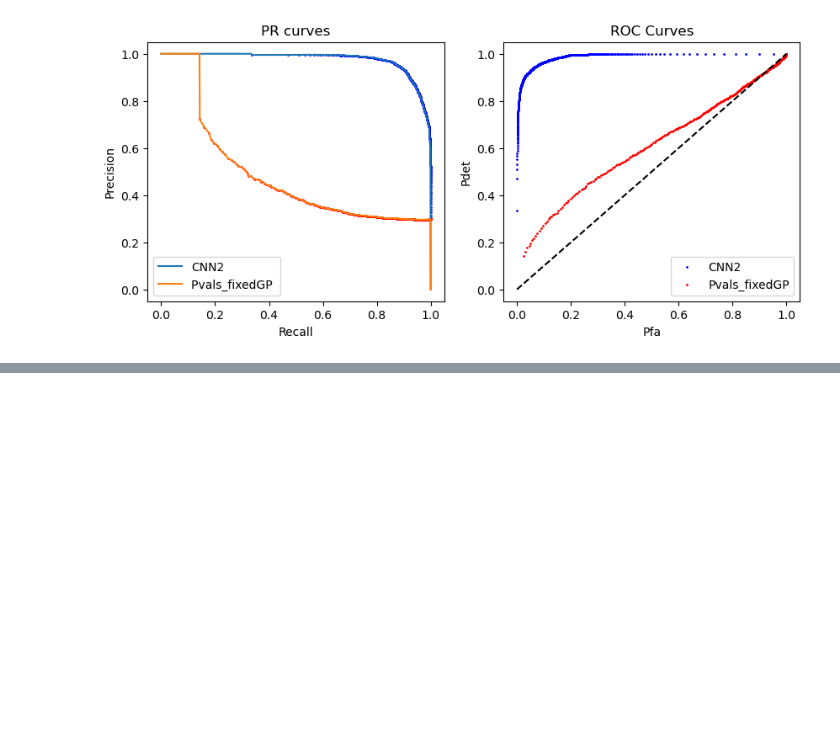
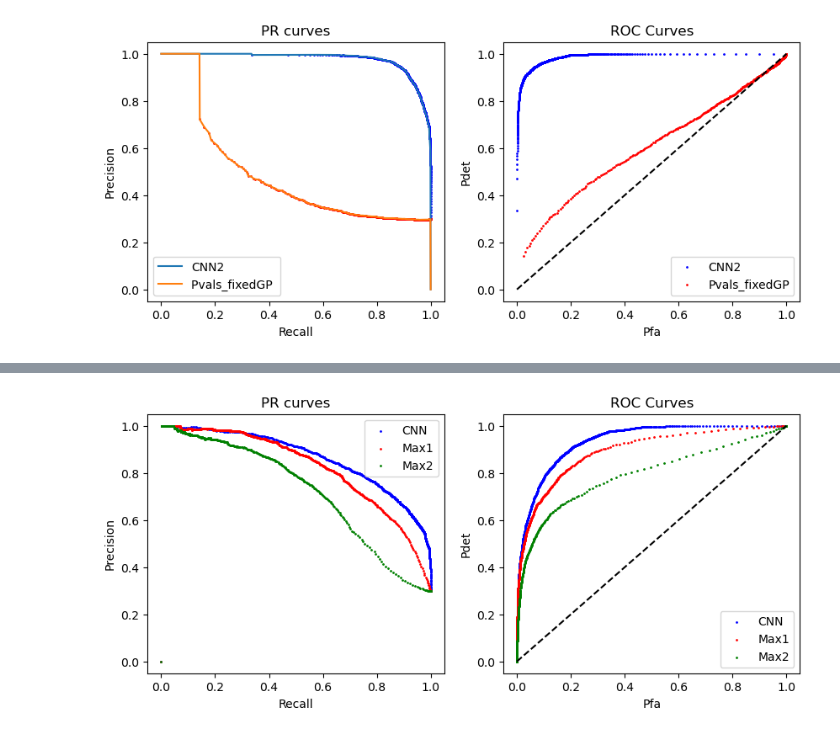
Before and after one commit to hugokerino/Stage_R-V, a Jupyter notebook: Notebook_CNN.ipynb, the cells around one changed output, grey strips where cells are left out. Saved outputs shown, nothing was run; the diff lists cells and outputs as text; code cells hidden in the pictures; blank space fills up the shorter version.

```diff
--- a/Notebook_CNN.ipynb
+++ b/Notebook_CNN.ipynb
@@ -1534,0 +1564,80 @@ AUC =  0.487
+# %%
+GLS = np.reshape(X1_test.numpy() , (10000,990))# / np.var(np.reshape(X12_test.numpy() , (10000,990)), axis=1)
+Maxs1 = np.max(GLS, axis = 1)
+
+GLS_normalized = np.reshape(X1_test.numpy() , (10000,990)) / dist_H0
+Maxs2 = np.max(GLS_normalized, axis = 1)
+# %%
+#Comparaison between cnn and max test normalized by h0 distribution on fixed GP parameters data
+N = 1000
+threshold_cnn = np.linspace(np.min(y_pred_cnn1),np.max(y_pred_cnn1),N)
+threshold_max1 = np.linspace(np.min(Maxs1),np.max(Maxs1),N)
+threshold_max2 = np.linspace(np.min(Maxs2),np.max(Maxs2),N)
+
+P1, R1 = np.zeros(N), np.zeros(N)
+Pdet1, Pfa1 = np.zeros(N), np.zeros(N)
+
+P2, R2 = np.zeros(N), np.zeros(N)
+Pdet2, Pfa2 = np.zeros(N), np.zeros(N)
+
+P3, R3 = np.zeros(N), np.zeros(N)
+Pdet3, Pfa3 = np.zeros(N), np.zeros(N)
+
+
+best_score_cnn2 = 0
+best_score_max1 = 0
+best_score_max2 = 0
+
+for i in range(N):
+    y_seuil = np.where(y_pred_cnn1 > threshold_cnn[i],1,0)
+    P1[i] ,R1[i],f,m = evaluate(y_seuil,label_test)
+    Pdet1[i], Pfa1[i] = m[1,1]/(m[1,1]+m[1,0]), m[0,1]/(m[0,0]+m[0,1])
+    if (f > best_score_cnn2) : best_score_cnn2, best_threshold_cnn2, best_m_cnn2 = f, threshold_cnn[i], m
+
+    y_seuil = np.where(Maxs1 > threshold_max1[i],1,0)
+    P2[i] ,R2[i],f,m = evaluate(y_seuil,label_test)
+    Pdet2[i], Pfa2[i] = m[1,1]/(m[1,1]+m[1,0]), m[0,1]/(m[0,0]+m[0,1])
+    if (f > best_score_max1 ): best_score_max1, best_threshold_max1, best_m_max1 = f, threshold_max1[i], m
+
+    y_seuil = np.where(Maxs2 > threshold_max2[i],1,0)
+    P3[i] ,R3[i],f,m = evaluate(y_seuil,label_test)
+    Pdet3[i], Pfa3[i] = m[1,1]/(m[1,1]+m[1,0]), m[0,1]/(m[0,0]+m[0,1])
+    if (f > best_score_max2 ): best_score_max2, best_threshold_max2, best_m_max2 = f, threshold_max2[i], m
+
+
+x_interp = np.linspace(0,1,N)
+f1 = interpolate.interp1d(R1, P1,bounds_error = False, fill_value = (1,0))
+f2 = interpolate.interp1d(R2, P2,bounds_error = False, fill_value = (1,0))
+f3 = interpolate.interp1d(R2, P2,bounds_error = False, fill_value = (1,0))
+
+auc1 = integrate.quad(f1, 0, 1)
+auc2 = integrate.quad(f2, 0, 1)
+auc3 = integrate.quad(f2, 0, 1)
+
+plt.figure()
+plt.figure(figsize=(10,4))
+plt.subplot(121)
+plt.title("PR curves")
+plt.scatter(R1,P1, s = 1, c ='b',label='CNN'),plt.legend()
+plt.scatter(R2,P2, s = 1, c ='r', label='Max1'),plt.legend()
+plt.scatter(R3,P3, s = 1, c ='g', label='Max2'),plt.legend()
+plt.xlabel("Recall")
+plt.ylabel("Precision")
+
+
+plt.subplot(122)
+plt.title("ROC Curves")
+plt.scatter(Pfa1, Pdet1, label='CNN', s=1, c='b'),plt.legend()
+plt.scatter(Pfa2, Pdet2, label='Max1', s=1, c='r'),plt.legend()
+plt.scatter(Pfa3, Pdet3, label='Max2', s=1, c='g'),plt.legend()
+plt.plot(x_interp,x_interp, '--', c='black')
+plt.xlabel("Pfa")
+plt.ylabel("Pdet")
+
+print("\nBest F-score achieve by CNN = ", round(best_score_cnn2,3), " with threshold = ",round(best_threshold_cnn2,3) )
+print("Confusion matrix : \n", best_m_cnn2)
+print("AUC = ", round(auc1[0],3))
+print("\nBest F-score achieve by Pvals_fixedGP = ", round(best_score_maxs,3), " with threshold = ",round(best_threshold_maxs,3) )
+print("Confusion matrix : \n", best_m_maxs)
+print("AUC = ", round(auc2[0],3))
+# %% [output]
@@ -1534,0 +1671 @@ AUC =  0.487
+[figure, added]
```
Also changed, not shown: parts of 21 cells of this notebook, 3 other files.
